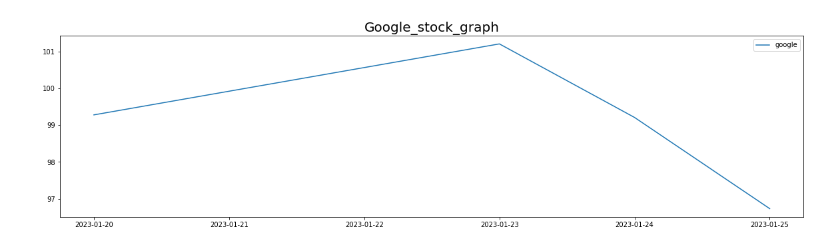
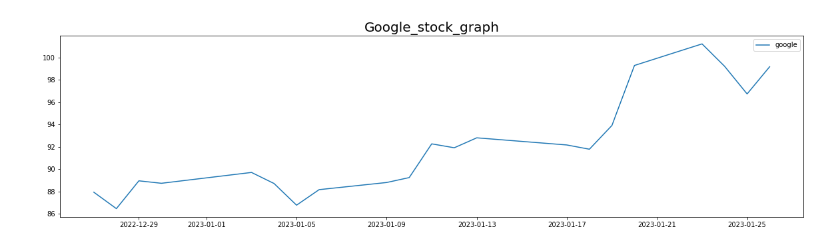
Before and after one commit to sleeptiger/Portfolio, a Jupyter notebook: Data_EDA.ipynb, the cells around one changed output. Cells and saved outputs as stored; diff of their text form; code cells hidden in the pictures.

```diff
--- a/Data_EDA.ipynb
+++ b/Data_EDA.ipynb
@@ -29,18 +56,21 @@ import yfinance as yf
 # %%
-# 달러 그래프
 # 컬러명 리스트
-list = ['google', 'apple', 'tesla', 'jones&jones']
+list = ['google', 'apple', 'tesla', 'jones&jones','NVIDIA','Nokia Oyj']
+list_code = ['GOOG', 'AAPL', 'TSLA','JNJ','NVDA','NOK' ]
 # 날짜 설정
 years = '2023-01-20'
-dollar = 100
+
+# 오늘 기준 한달 (default)
+dt_now = datetime.datetime.now()
+one_month_day = dt_now - relativedelta(months=1)
 
 # 기본_value
-am_stock = yf.download('GOOG', start = years)
+am_stock = yf.download(list_code[0], start = one_month_day)
 am_stock = am_stock.drop(['Open', 'High', 'Low', 'Adj Close', 'Volume'], axis=1)
 
-datas = ['AAPL', 'TSLA','JNJ']
+datas = list_code[1:]
 for data in datas:
-    db = yf.download(data, start = years)
+    db = yf.download(data, start = one_month_day)
     db = db.drop(['Open', 'High', 'Low', 'Adj Close', 'Volume'], axis=1)
     am_stock = pd.merge(am_stock, db, how='outer', on='Date')
     print('입력되었습니다.')
@@ -74,9 +132,9 @@ am_stock.head()
 # plt.show()
 # %%
 plt.figure(figsize=(20, 5))
-plt.plot(am_stock['Date'], am_stock['google'], label='google')
+plt.plot(am_stock['Date'], am_stock['google'], label=list[0])
 plt.title('Google_stock_graph', fontsize=20)
 plt.legend()
 plt.show()
 # %% [output]
-[figure, old version]
+[figure, new version]
```
Also changed, not shown: parts of 7 cells of this notebook.
